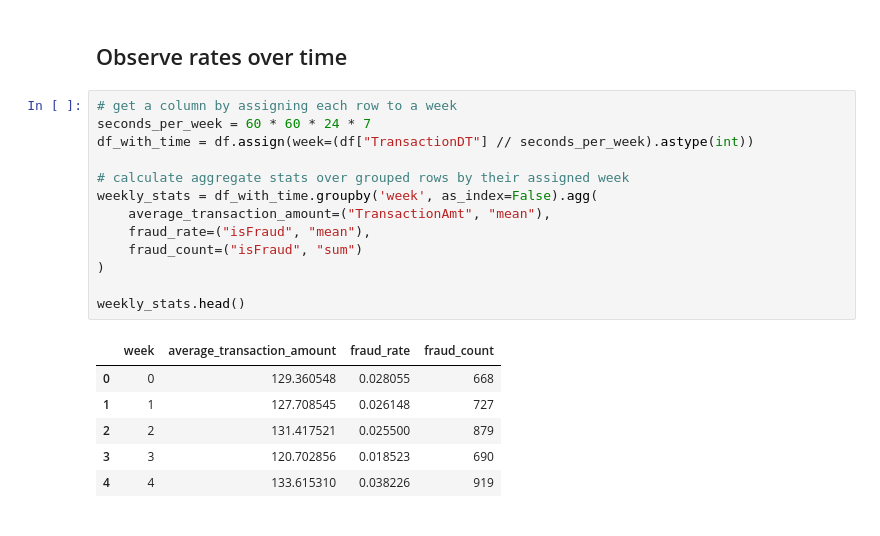
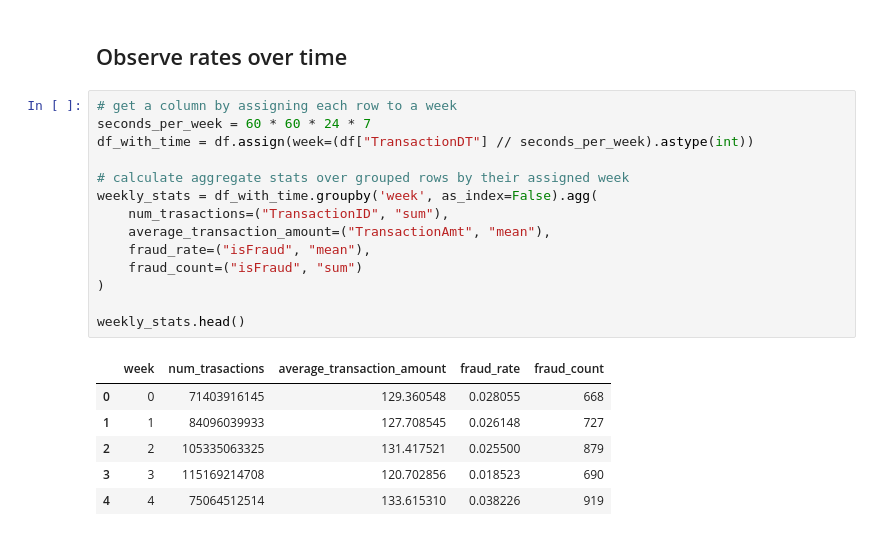
Before and after one commit to ZhuZiLiBryan/FraudGuard, a Jupyter notebook: src/eda.ipynb, the cells around one changed output. Drawn from its saved outputs; the diff is of its cells as text.

```diff
--- a/src/eda.ipynb
+++ b/src/eda.ipynb
@@ -94,20 +94,21 @@ Num Rows with >90% Nulls: 12
 # %%
 # get a column by assigning each row to a week
 seconds_per_week = 60 * 60 * 24 * 7
 df_with_time = df.assign(week=(df["TransactionDT"] // seconds_per_week).astype(int))
 
 # calculate aggregate stats over grouped rows by their assigned week
 weekly_stats = df_with_time.groupby('week', as_index=False).agg(
+    num_trasactions=("TransactionID", "sum"),
     average_transaction_amount=("TransactionAmt", "mean"),
     fraud_rate=("isFraud", "mean"),
     fraud_count=("isFraud", "sum")
 )
 
 weekly_stats.head()
 # %% [output]
-|  | week | average_transaction_amount | fraud_rate | fraud_count |
-| 0 | 0 | 129.360548 | 0.028055 | 668 |
-| 1 | 1 | 127.708545 | 0.026148 | 727 |
-| 2 | 2 | 131.417521 | 0.025500 | 879 |
-| 3 | 3 | 120.702856 | 0.018523 | 690 |
-| 4 | 4 | 133.615310 | 0.038226 | 919 |
+|  | week | num_trasactions | average_transaction_amount | fraud_rate | fraud_count |
+| 0 | 0 | 71403916145 | 129.360548 | 0.028055 | 668 |
+| 1 | 1 | 84096039933 | 127.708545 | 0.026148 | 727 |
+| 2 | 2 | 105335063325 | 131.417521 | 0.025500 | 879 |
+| 3 | 3 | 115169214708 | 120.702856 | 0.018523 | 690 |
+| 4 | 4 | 75064512514 | 133.615310 | 0.038226 | 919 |
```
Also changed, not shown: parts of 1 cell of this notebook.
